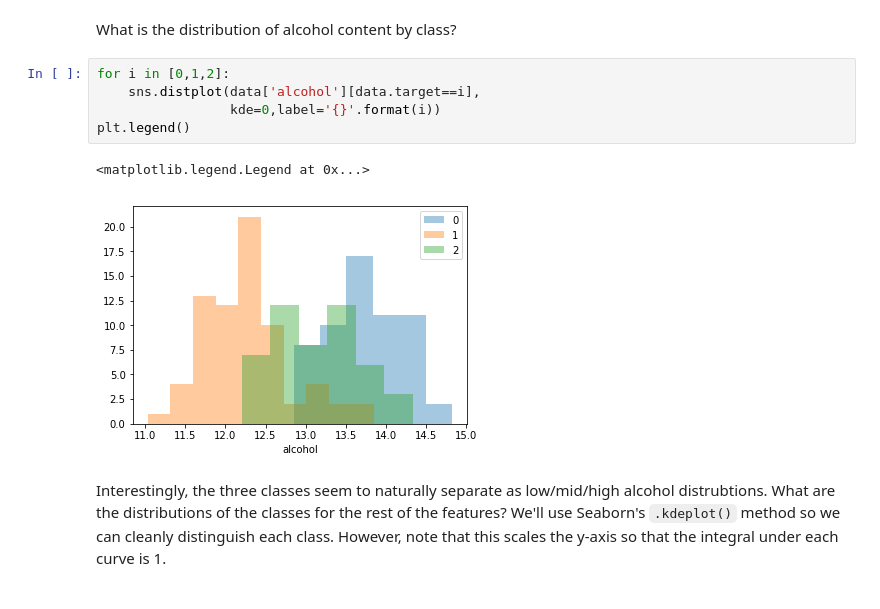
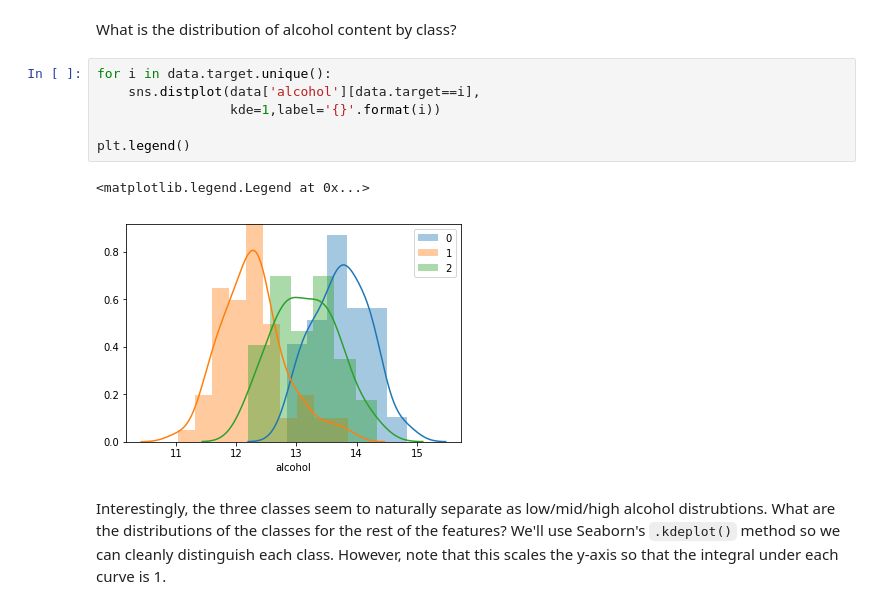
Before and after one commit to jbechtel/data_science_notebooks, a Jupyter notebook: WineDataset.ipynb, the cells around one changed output. Drawn from its saved outputs; the diff is of its cells as text.

Commit message:
added new plots and cleaned up text

```diff
--- a/WineDataset.ipynb
+++ b/WineDataset.ipynb
@@ -153,13 +140,14 @@ sns.distplot(data['alcohol'],kde=0)
 # %% [markdown]
 What is the distribution of alcohol content by class?
 # %%
-for i in [0,1,2]:
+for i in data.target.unique():
     sns.distplot(data['alcohol'][data.target==i],
-                 kde=0,label='{}'.format(i))
+                 kde=1,label='{}'.format(i))
+
 plt.legend()
 # %% [output]
 <matplotlib.legend.Legend at 0x...>
-[figure, old version]
+[figure, new version]
 # %% [markdown]
 Interestingly, the three classes seem to naturally separate as  low/mid/high alcohol distrubtions. What are the distributions of the classes for the rest of the features?
 We'll use Seaborn's `.kdeplot()` method so we can cleanly distinguish each class. However, note that this scales the y-axis so that the integral under each curve is 1.
```
Also changed, not shown: parts of 33 cells of this notebook.
